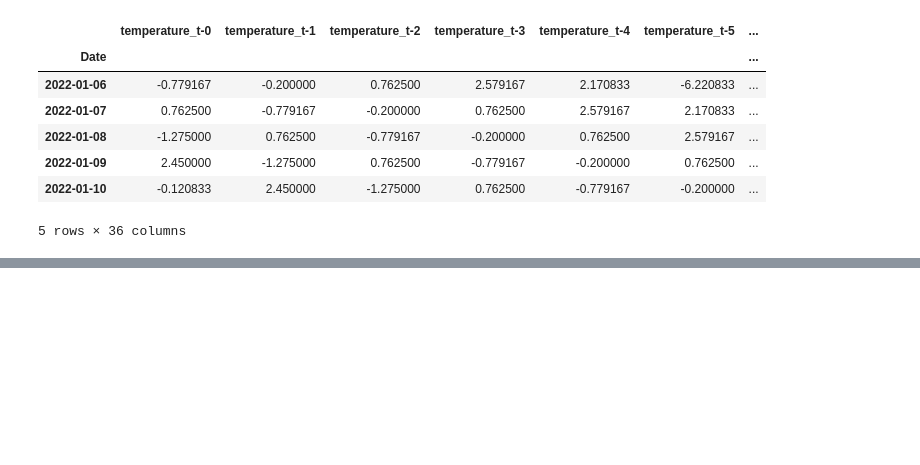
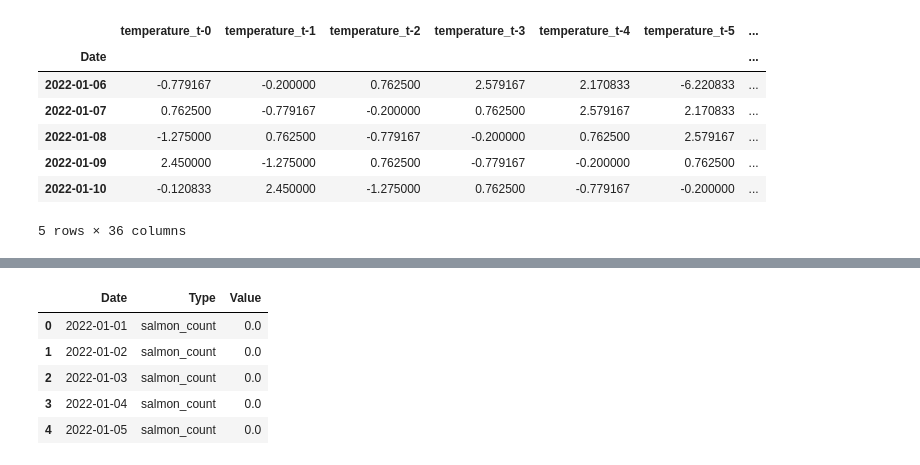
Before and after one commit to brahmwg/Bottlenecks_MDS_Capstone, a Jupyter notebook: outMigration_model/outM.ipynb, the cells around one changed output, grey strips where cells are left out. Saved outputs shown, nothing was run; the diff lists cells and outputs as text; code cells hidden in the pictures; blank space fills up the shorter version.

Commit message:
linear model with log

```diff
--- a/outMigration_model/outM.ipynb
+++ b/outMigration_model/outM.ipynb
@@ -160,6 +167,6 @@ salmon_cow.tail()
 # %%
 firstmerge = pd.merge(tem_cow_daily, flow_cow, on='Date', how='left')
-full_cow = pd.merge(firstmerge, salmon_cow, on='Date', how='left')
+full_cow = pd.merge(firstmerge, salmon_cow1, on='Date', how='left')
 # %%
 full_cow.head()
 # %% [output]
@@ -205,6 +213,7 @@ chart_full_cow2223
 # %%
 # creating lag data
 full_cow2223.set_index('Date', inplace=True)
+
 def lag_df(df, lag=1):
     lagged_df = pd.DataFrame()
     for col in df.columns:
@@ -213,8 +222,8 @@ def lag_df(df, lag=1):
     return lagged_df.dropna()
 
 SEQUENCE_LENGTH = 5
-cnn_data = lag_df(full_cow2223, lag=SEQUENCE_LENGTH)
-cnn_data.head()
+cow_lag = lag_df(full_cow2223, lag=SEQUENCE_LENGTH)
+cow_lag.head()
 # %% [output]
 |  | temperature_t-0 | temperature_t-1 | temperature_t-2 | temperature_t-3 | temperature_t-4 | temperature_t-5 | ... |
 | Date |  |  |  |  |  |  | ... |
@@ -225,5 +234,5 @@ cnn_data.head()
 | 2022-01-10 | -0.120833 | 2.450000 | -1.275000 | 0.762500 | -0.779167 | -0.200000 | ... |
 5 rows × 36 columns
 # %%
-X_train = cnn_data.drop(columns=["temperature_t-0", "relative_humidity_t-0", "wind_speed_t-0", "dew_point_temperature_t-0", "flow_value_t-0", "salmon_count_t-0"]).to_numpy().reshape(-1,6,SEQUENCE_LENGTH)
-y_train = cnn_data[["temperature_t-0", "relative_humidity_t-0", "wind_speed_t-0", "dew_point_temperature_t-0", "flow_value_t-0", "salmon_count_t-0"]].to_numpy()
+X_train = cow_lag.drop(columns=["temperature_t-0", "relative_humidity_t-0", "wind_speed_t-0", "dew_point_temperature_t-0", "flow_value_t-0", "salmon_count_t-0"]).to_numpy().reshape(-1,6*SEQUENCE_LENGTH)
+y_train = cow_lag[["salmon_count_t-0"]].to_numpy().ravel()
@@ -330,0 +321,20 @@ prediction_chart
+# %%
+# X_train = sm.add_constant(X_train)
+model = sm.OLS(y_train, X_train, missing='drop')
+model_result = model.fit()
+
+# Generate predictions
+predictions = model_result.predict(X_train)
+
+# Now, ensure that you are assigning these predictions correctly
+# Match indices from the model training subset
+trained_indices = cow_lag.index  # These should be the indices used in the model
+
+# Create a temporary DataFrame to hold predictions with the correct indices
+temp_df = pd.DataFrame(predictions, index=trained_indices, columns=['predict'])
+
+# Merge this temporary DataFrame with the full DataFrame on indices
+full_cow2223 = full_cow2223.merge(temp_df, how='left', left_index=True, right_index=True)
+
+# Check the assignment
+print(full_cow2223.head())
@@ -330,0 +357,11 @@ prediction_chart
+# %%
+df_melted = full_cow2223.reset_index()
+df_melted = df_melted.melt(id_vars='Date', value_vars=['salmon_count', 'predict'], var_name='Type', value_name='Value')
+df_melted.head()
+# %% [output]
+|  | Date | Type | Value |
+| 0 | 2022-01-01 | salmon_count | 0.0 |
+| 1 | 2022-01-02 | salmon_count | 0.0 |
+| 2 | 2022-01-03 | salmon_count | 0.0 |
+| 3 | 2022-01-04 | salmon_count | 0.0 |
+| 4 | 2022-01-05 | salmon_count | 0.0 |
```
Also changed, not shown: parts of 23 cells of this notebook.
